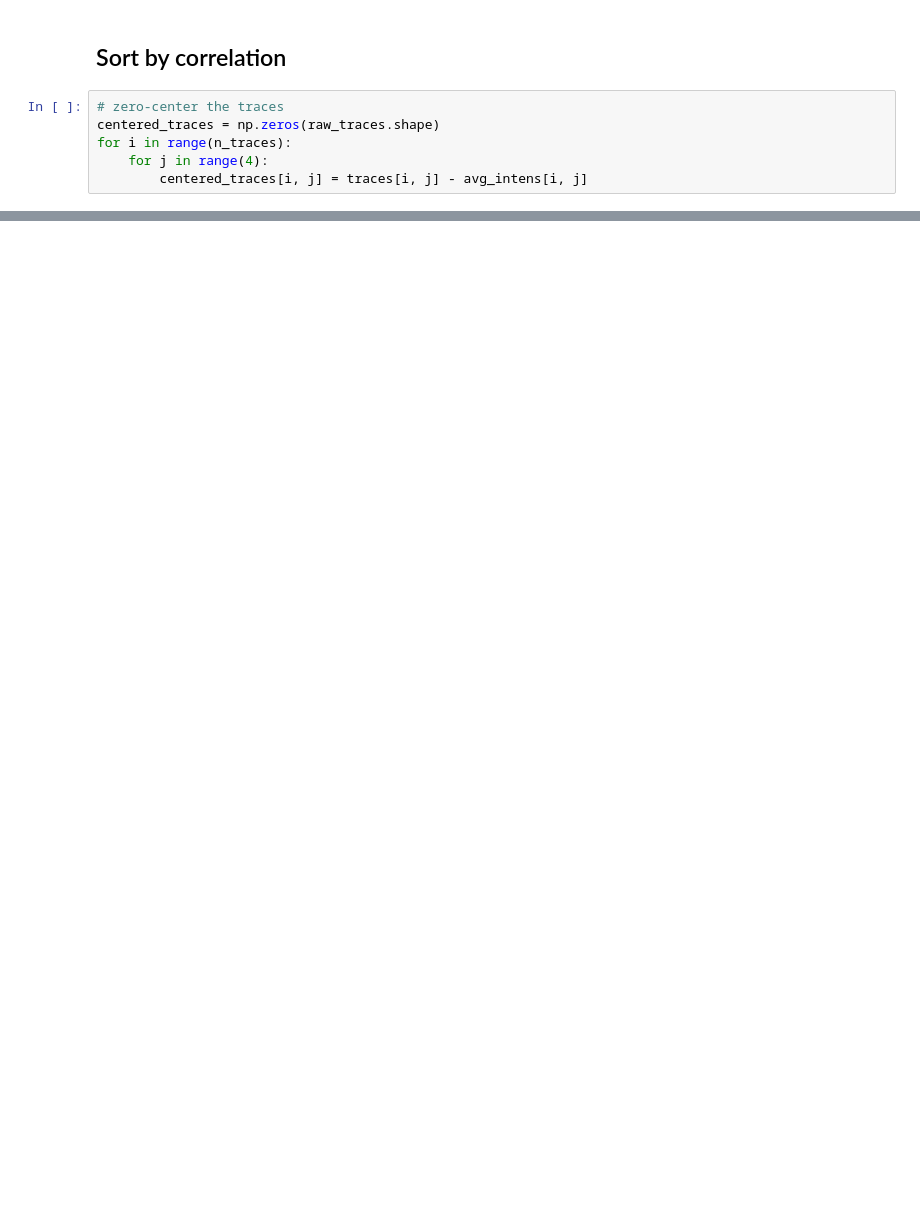
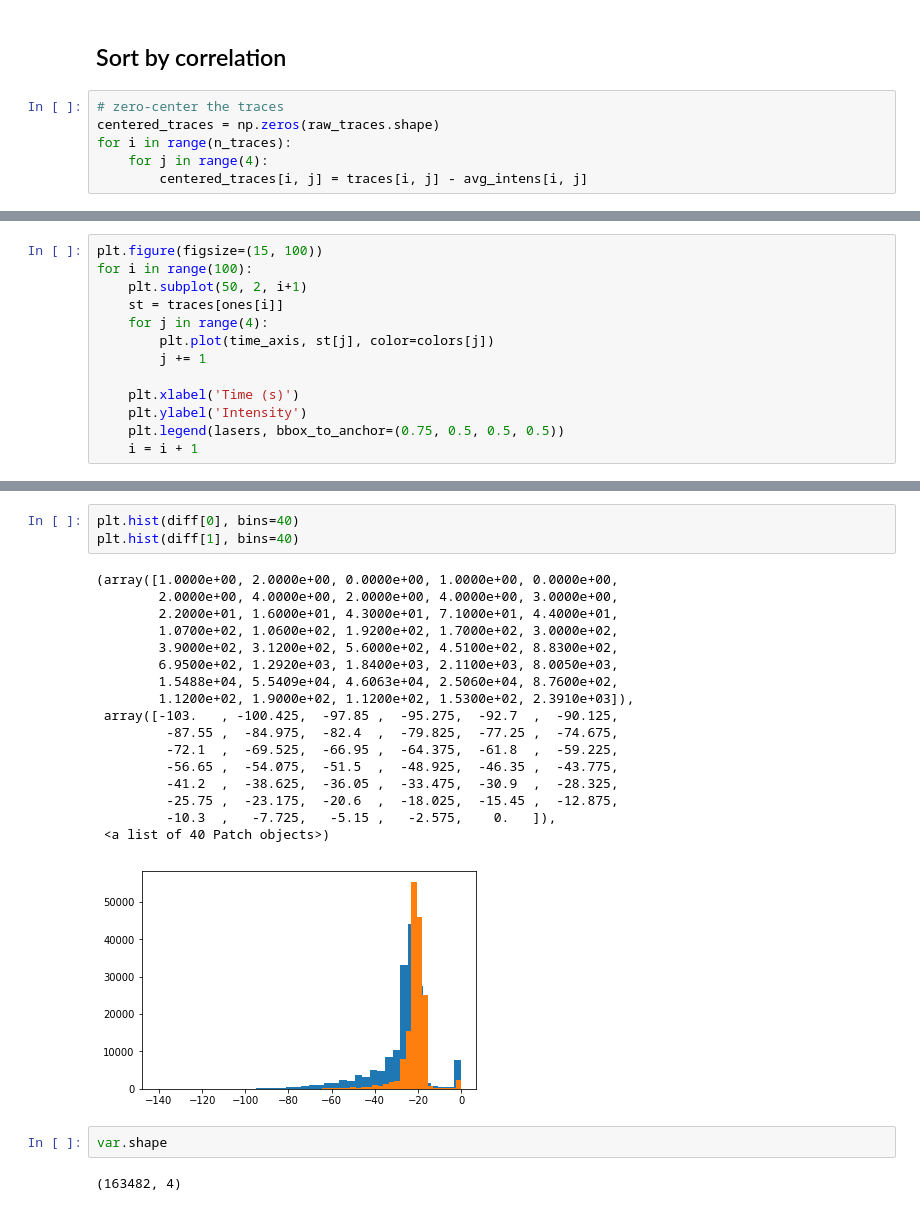
Before and after one commit to ashleefeng/pacbio, a Jupyter notebook: PacBio_read_30s.ipynb, the cells around one changed output, grey strips where cells are left out. Cells and saved outputs as stored; diff of their text form; blank space fills up the shorter version.

```diff
--- a/PacBio_read_30s.ipynb
+++ b/PacBio_read_30s.ipynb
@@ -238,0 +314,13 @@ for i in range(20):
+# %%
+plt.figure(figsize=(15, 100))
+for i in range(100):
+    plt.subplot(50, 2, i+1)
+    st = traces[ones[i]]
+    for j in range(4):
+        plt.plot(time_axis, st[j], color=colors[j])
+        j += 1
+
+    plt.xlabel('Time (s)')
+    plt.ylabel('Intensity')
+    plt.legend(lasers, bbox_to_anchor=(0.75, 0.5, 0.5, 0.5))
+    i = i + 1
@@ -262,0 +370,25 @@ plt.hist(corr_list, bins = 50, range=[-4e5, 4e5])
+# %%
+plt.hist(diff[0], bins=40)
+plt.hist(diff[1], bins=40)
+# %% [output]
+(array([1.0000e+00, 2.0000e+00, 0.0000e+00, 1.0000e+00, 0.0000e+00,
+        2.0000e+00, 4.0000e+00, 2.0000e+00, 4.0000e+00, 3.0000e+00,
+        2.2000e+01, 1.6000e+01, 4.3000e+01, 7.1000e+01, 4.4000e+01,
+        1.0700e+02, 1.0600e+02, 1.9200e+02, 1.7000e+02, 3.0000e+02,
+        3.9000e+02, 3.1200e+02, 5.6000e+02, 4.5100e+02, 8.8300e+02,
+        6.9500e+02, 1.2920e+03, 1.8400e+03, 2.1100e+03, 8.0050e+03,
+        1.5488e+04, 5.5409e+04, 4.6063e+04, 2.5060e+04, 8.7600e+02,
+        1.1200e+02, 1.9000e+02, 1.1200e+02, 1.5300e+02, 2.3910e+03]),
+ array([-103.   , -100.425,  -97.85 ,  -95.275,  -92.7  ,  -90.125,
+         -87.55 ,  -84.975,  -82.4  ,  -79.825,  -77.25 ,  -74.675,
+         -72.1  ,  -69.525,  -66.95 ,  -64.375,  -61.8  ,  -59.225,
+         -56.65 ,  -54.075,  -51.5  ,  -48.925,  -46.35 ,  -43.775,
+         -41.2  ,  -38.625,  -36.05 ,  -33.475,  -30.9  ,  -28.325,
+         -25.75 ,  -23.175,  -20.6  ,  -18.025,  -15.45 ,  -12.875,
+         -10.3  ,   -7.725,   -5.15 ,   -2.575,    0.   ]),
+ <a list of 40 Patch objects>)
+[figure, added]
+# %%
+var.shape
+# %% [output]
+(163482, 4)
```
Also changed, not shown: parts of 32 cells of this notebook, 2 other files.
